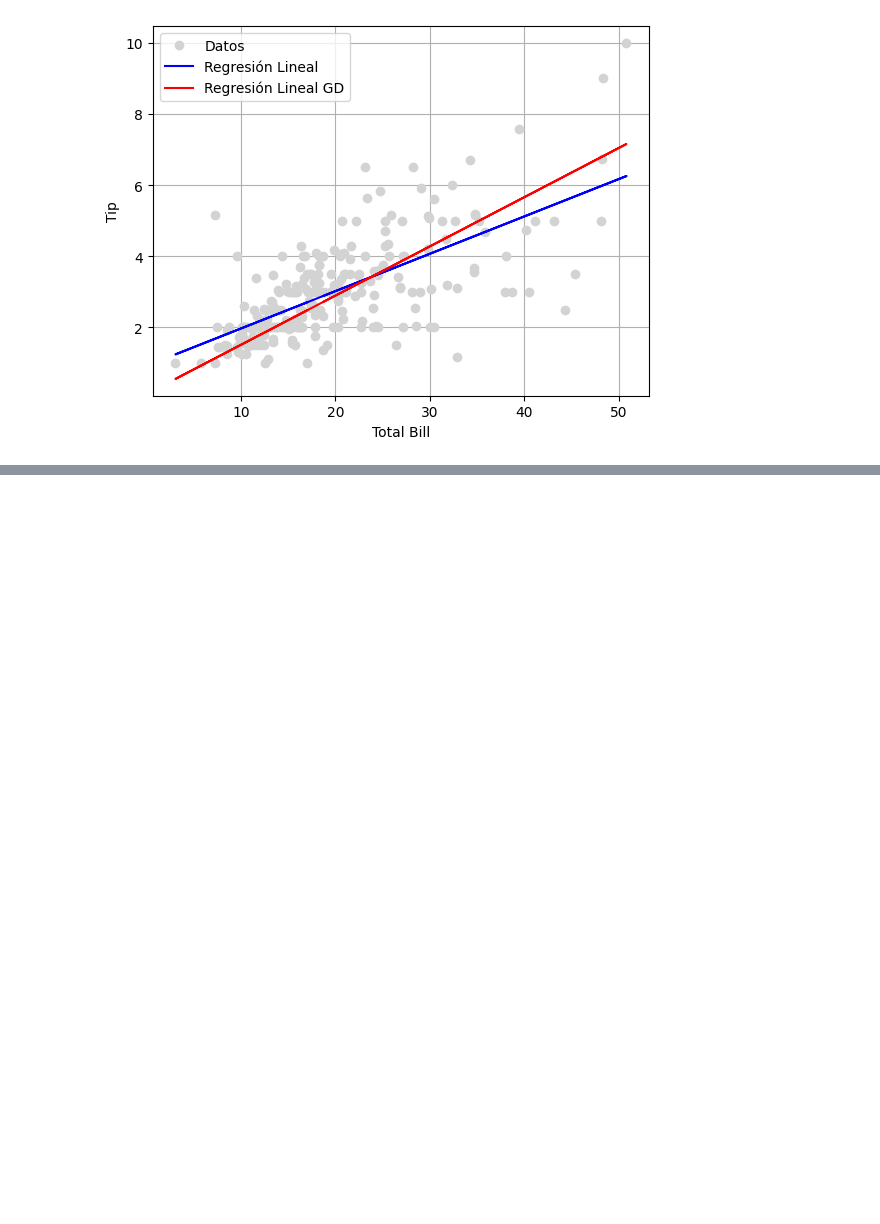
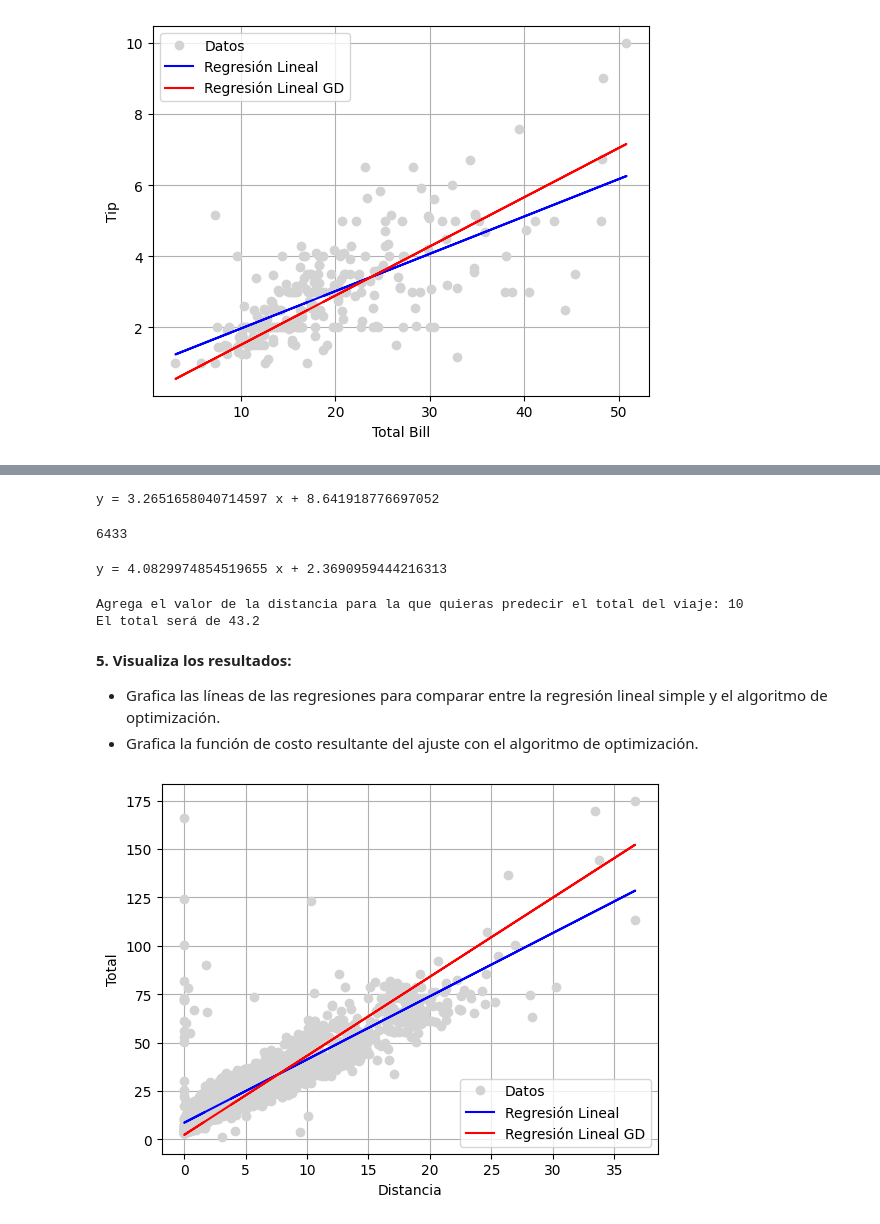
Before and after one commit to actelleza-maker/Ciencia-de-datos-con-IA, a Jupyter notebook: Copia_de_Hands_On_Introducción_a_la_Estadística_Inferencial.ipynb, the cells around one changed output, grey strips where cells are left out. Saved outputs shown, nothing was run; the diff lists cells and outputs as text; code cells hidden in the pictures; blank space fills up the shorter version.

```diff
--- a/Copia_de_Hands_On_Introducción_a_la_Estadística_Inferencial.ipynb
+++ b/Copia_de_Hands_On_Introducción_a_la_Estadística_Inferencial.ipynb
@@ -388,0 +521,68 @@ np.float64(1.0361579333785682)
+# %%
+# Definir regresión lineal
+
+linear_regression_taxis = np.polyfit(x_taxis, y_taxis, 1)
+beta_taxis, alpha_taxis = linear_regression_taxis
+
+print(f'y = {beta_taxis} x + {alpha_taxis}')
+# %% [output]
+y = 3.2651658040714597 x + 8.641918776697052
+# %%
+# Realizar algoritmo del descenso de gradiente
+
+# Definir parámetros
+tamaño_paso_taxis = 0.001 #Alpha
+theta_0_taxis = 0.1
+theta_1_taxis = 0.1
+
+perdida_taxis = []
+# %%
+n_taxis = len(df_taxis['total'])
+print(n_taxis)
+# %% [output]
+6433
+# %%
+num_iteraciones = 100
+
+for i in range(num_iteraciones):
+  y_pred_taxis = theta_1_taxis * x_taxis + theta_0_taxis
+  error_taxis = ((y_pred_taxis - y_taxis)**2).mean()
+  perdida_taxis.append(error_taxis)
+
+  d_theta_0_taxis = (2 /n_taxis) * np.sum(y_pred_taxis - y_taxis)
+  d_theta_1_taxis = (2 /n_taxis) * np.sum((y_pred_taxis - y_taxis) * x_taxis)
+
+  theta_0_taxis = theta_0_taxis - (tamaño_paso * d_theta_0_taxis)
+  theta_1_taxis = theta_1_taxis - (tamaño_paso * d_theta_1_taxis)
+
+print(f'y = {theta_1_taxis} x + {theta_0_taxis}')
+# %% [output]
+y = 4.0829974854519655 x + 2.3690959444216313
+# %%
+# Predicción de valores con descenso de gradiente
+
+tb_pred_gd_taxis = int(input('Agrega el valor de la distancia para la que quieras predecir el total del viaje: '))
+y_pred_gd_taxis = round(theta_1_taxis * tb_pred_gd_taxis + theta_0_taxis, 2)
+
+print(f'El total será de {y_pred_gd_taxis} ')
+# %% [output]
+Agrega el valor de la distancia para la que quieras predecir el total del viaje: 10
+El total será de 43.2
+# %% [markdown]
+**5. Visualiza los resultados:**
+
+   * Grafica las líneas de las regresiones para comparar entre la regresión lineal simple y el algoritmo de optimización.
+   * Grafica la función de costo resultante del ajuste con el algoritmo de optimización.
+# %%
+# Visualizar regresiones
+
+plt.plot(x_taxis, y_taxis, 'o', color = 'lightgray', label = 'Datos')
+plt.plot(x_taxis, beta_taxis * x_taxis + alpha_taxis, color = 'blue', label = 'Regresión Lineal')
+plt.plot(x_taxis, theta_1_taxis * x_taxis + theta_0_taxis, color= 'red', label = 'Regresión Lineal GD')
+plt.xlabel('Distancia')
+plt.ylabel('Total')
+plt.legend()
+plt.grid()
+plt.show()
+# %% [output]
+[figure, added]
```
Also changed, not shown: parts of 47 cells of this notebook.
